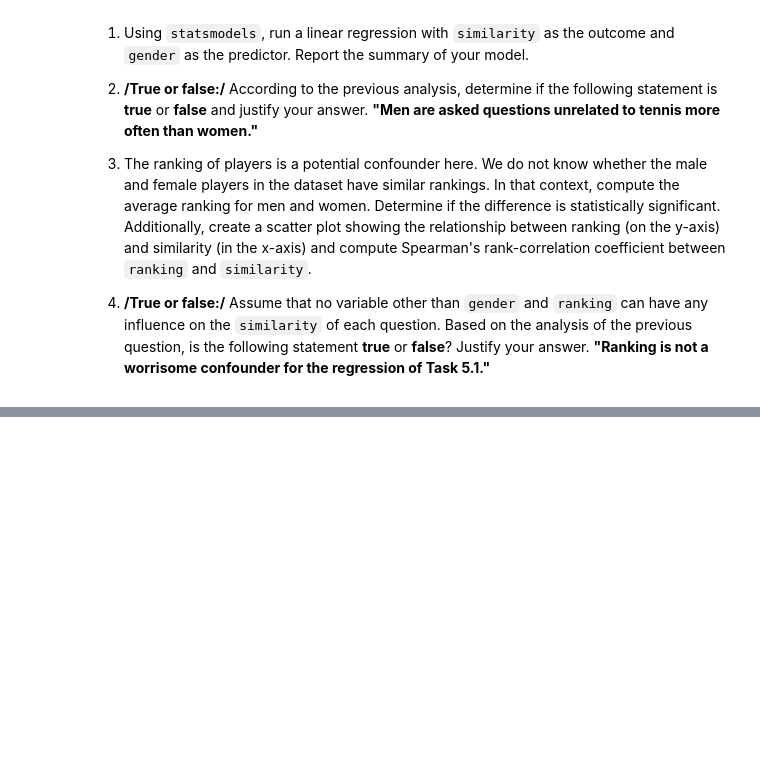
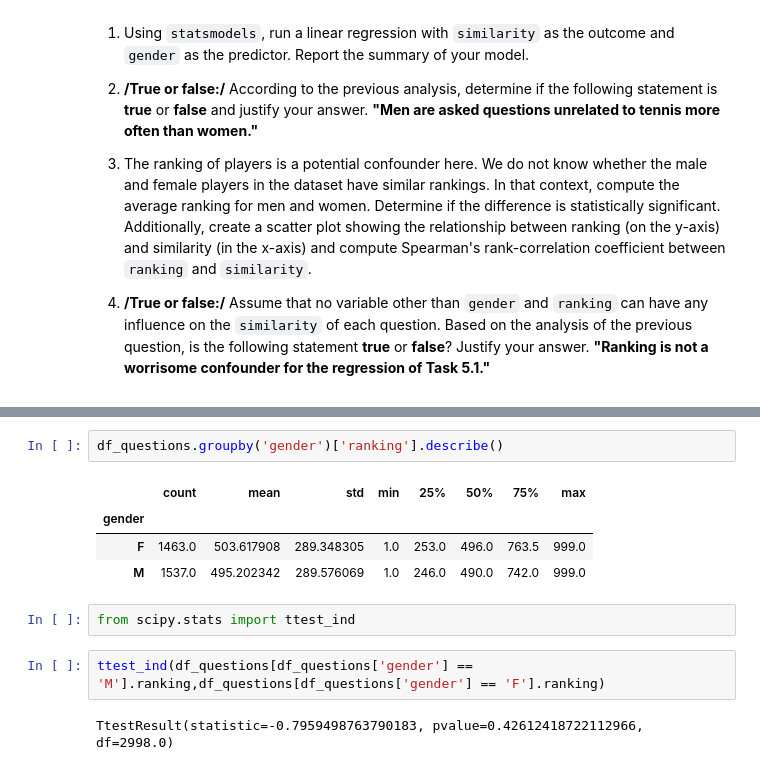
Before and after one commit to roduit/2023, a Jupyter notebook: Old_exams/final_exam_2021/325140.ipynb, the cells around one changed output, grey strips where cells are left out. Drawn from its saved outputs; the diff is of its cells as text; blank space fills up the shorter version.

```diff
--- a/Old_exams/final_exam_2021/325140.ipynb
+++ b/Old_exams/final_exam_2021/325140.ipynb
@@ -353,0 +441,13 @@ You will now further inspect whether there is gender bias in the interview quest
+# %%
+df_questions.groupby('gender')['ranking'].describe()
+# %% [output]
+|  | count | mean | std | min | 25% | 50% | 75% | max |
+| gender |  |  |  |  |  |  |  |  |
+| F | 1463.0 | 503.617908 | 289.348305 | 1.0 | 253.0 | 496.0 | 763.5 | 999.0 |
+| M | 1537.0 | 495.202342 | 289.576069 | 1.0 | 246.0 | 490.0 | 742.0 | 999.0 |
+# %%
+from scipy.stats import ttest_ind
+# %%
+ttest_ind(df_questions[df_questions['gender'] == 'M'].ranking,df_questions[df_questions['gender'] == 'F'].ranking)
+# %% [output]
+TtestResult(statistic=-0.7959498763790183, pvalue=0.42612418722112966, df=2998.0)
```
Also changed, not shown: parts of 16 cells of this notebook.
